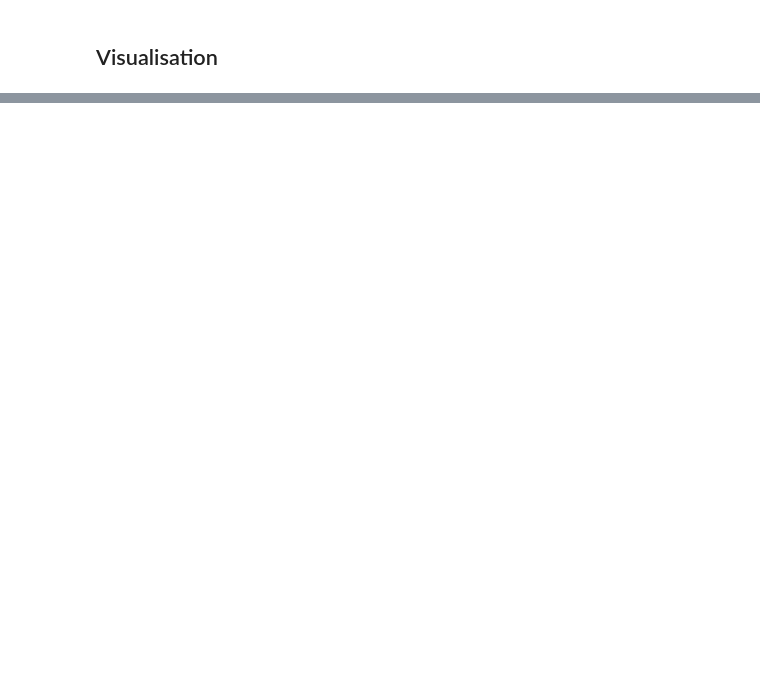
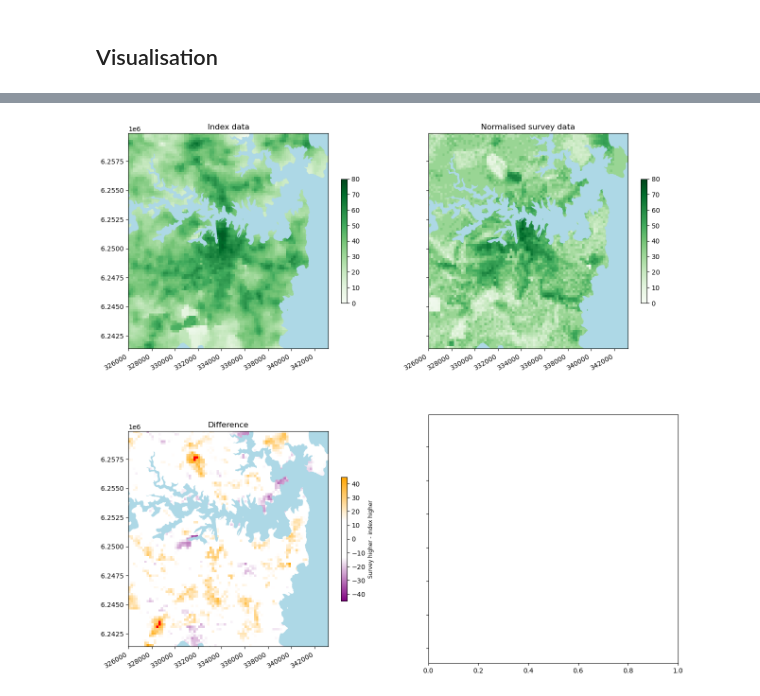
Before and after one commit to JosephineRoper/map-me-walking, a Jupyter notebook: point_visualisation.ipynb, the cells around one changed output, grey strips where cells are left out. Drawn from its saved outputs; the diff is of its cells as text; code cells hidden in the pictures; blank space fills up the shorter version.

```diff
--- a/point_visualisation.ipynb
+++ b/point_visualisation.ipynb
@@ -302,0 +314,37 @@ plt.savefig("comparison_22_9.jpg", dpi=2400)
+# %%
+# Larger plots on a 2x2 grid.
+
+mean_log_img_norm = (index_max - index_min) * (survey_mean_logs - survey_mean_logs[y_max_cell:y_min_cell, x_min_cell:x_max_cell].min()) / (survey_mean_logs[y_max_cell:y_min_cell, x_min_cell:x_max_cell].max() - survey_mean_logs[y_max_cell:y_min_cell, x_min_cell:x_max_cell].min())
+
+diff_log = ygrid_index - mean_log_img_norm
+
+colors = ["purple", "white", "white", "white", "orange"]
+nodes = [0.0, 0.35, 0.5, 0.65, 1.0]
+cmap2 = LinearSegmentedColormap.from_list("mycmap", list(zip(nodes, colors)))
+palette = cmap2.with_extremes(over='r', under='orange', bad='lightgrey')   #plt.cm.PuOr
+
+images = [ygrid_index, mean_log_img_norm, diff_log]
+names = ['Index data', 'Normalised survey data', 'Difference']
+vmins = [0, 0, -45]
+vmaxs = [80, 80, 45]
+
+cmaps = ['Greens', 'Greens', palette]
+labels = [None, None, 'Survey higher - index higher']
+cbs = [True, True, True]
+fig, axs = plt.subplots(2,2, figsize=(15,15), sharey=True)
+
+for image, name, ax, vi, va, cmap, label, cbtrue in zip(images, names, axs.ravel(), vmins, vmaxs, cmaps, labels, cbs):
+    ygridm = image #np.ma.masked_where((index_data_mask)==0, image)
+    im = ax.imshow(ygridm[y_max_cell:y_min_cell, x_min_cell:x_max_cell], origin='lower', extent=[min_x, max_x, max_y, min_y], cmap=cmap,
+                   norm = mpl.colors.Normalize(vmin=vi, vmax=va))
+    water_crop.plot(ax=ax, color='lightblue')
+    if cbtrue:
+        cb = fig.colorbar(im, ax=ax, shrink=0.5)
+        cb.set_label(label, fontsize='small')
+    ax.set_title(name)
+
+    plt.setp(ax.get_xticklabels(), rotation=30, horizontalalignment='right')
+
+plt.savefig("comparison_22_9.jpg", dpi=2400)
+# %% [output]
+[figure, added]
```
Also changed, not shown: parts of 9 cells of this notebook, 3 other files.
